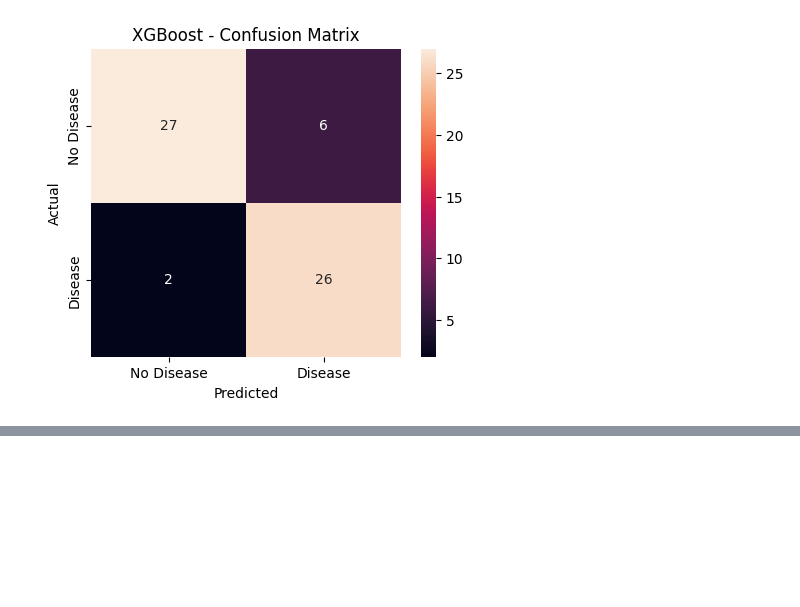
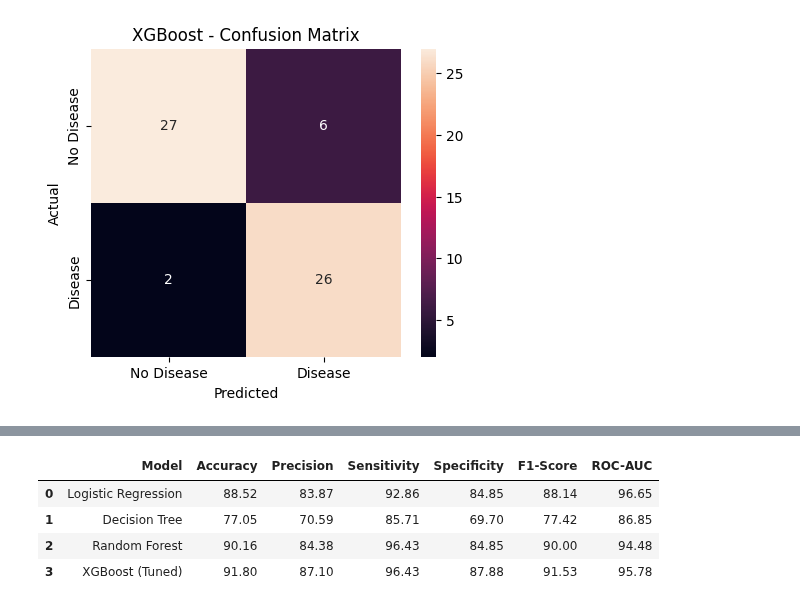
Before and after one commit to Muskaan1530/Explainable-Multi-Disease-Prediction, a Jupyter notebook: Explainable_Multi_Disease_Prediction.ipynb, the cells around one changed output, grey strips where cells are left out. Saved outputs shown, nothing was run; the diff lists cells and outputs as text; code cells hidden in the pictures; blank space fills up the shorter version.

```diff
--- a/Explainable_Multi_Disease_Prediction.ipynb
+++ b/Explainable_Multi_Disease_Prediction.ipynb
@@ -1362,0 +2044,63 @@ plt.show()
+# %%
+# ==========================================
+# FINAL MODEL COMPARISON - HEART DATASET
+# ==========================================
+
+comparison = pd.DataFrame({
+    "Model": [
+        "Logistic Regression",
+        "Decision Tree",
+        "Random Forest",
+        "XGBoost (Tuned)"
+    ],
+
+    "Accuracy": [
+        88.52,
+        77.05,
+        90.16,
+        91.80
+    ],
+
+    "Precision": [
+        83.87,
+        70.59,
+        84.38,
+        87.10
+    ],
+
+    "Sensitivity": [
+        92.86,
+        85.71,
+        96.43,
+        96.43
+    ],
+
+    "Specificity": [
+        84.85,
+        69.70,
+        84.85,
+        87.88
+    ],
+
+    "F1-Score": [
+        88.14,
+        77.42,
+        90.00,
+        91.53
+    ],
+
+    "ROC-AUC": [
+        96.65,
+        86.85,
+        94.48,
+        95.78
+    ]
+})
+
+comparison
+# %% [output]
+|  | Model | Accuracy | Precision | Sensitivity | Specificity | F1-Score | ROC-AUC |
+| 0 | Logistic Regression | 88.52 | 83.87 | 92.86 | 84.85 | 88.14 | 96.65 |
+| 1 | Decision Tree | 77.05 | 70.59 | 85.71 | 69.70 | 77.42 | 86.85 |
+| 2 | Random Forest | 90.16 | 84.38 | 96.43 | 84.85 | 90.00 | 94.48 |
+| 3 | XGBoost (Tuned) | 91.80 | 87.10 | 96.43 | 87.88 | 91.53 | 95.78 |
```
Also changed, not shown: parts of 49 cells of this notebook.
